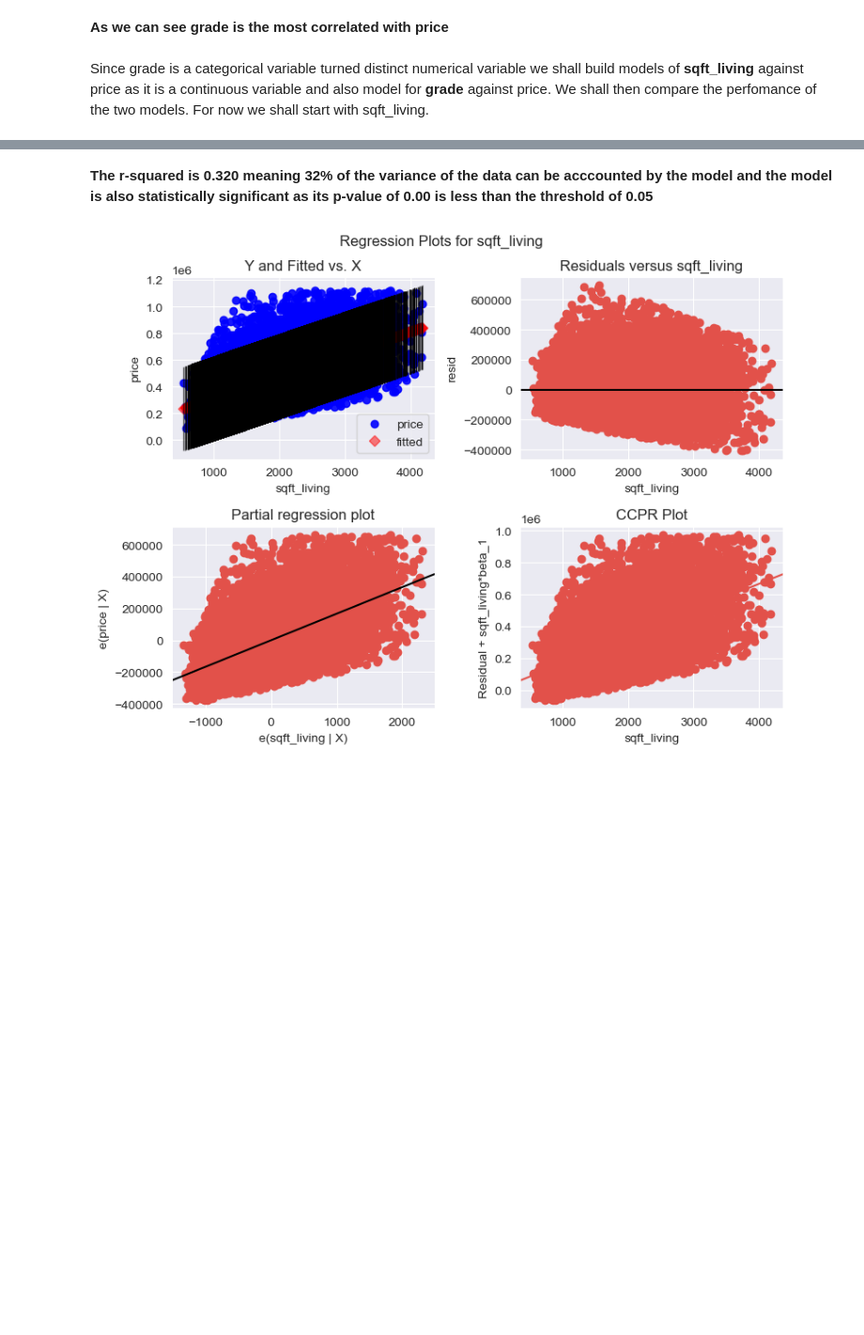
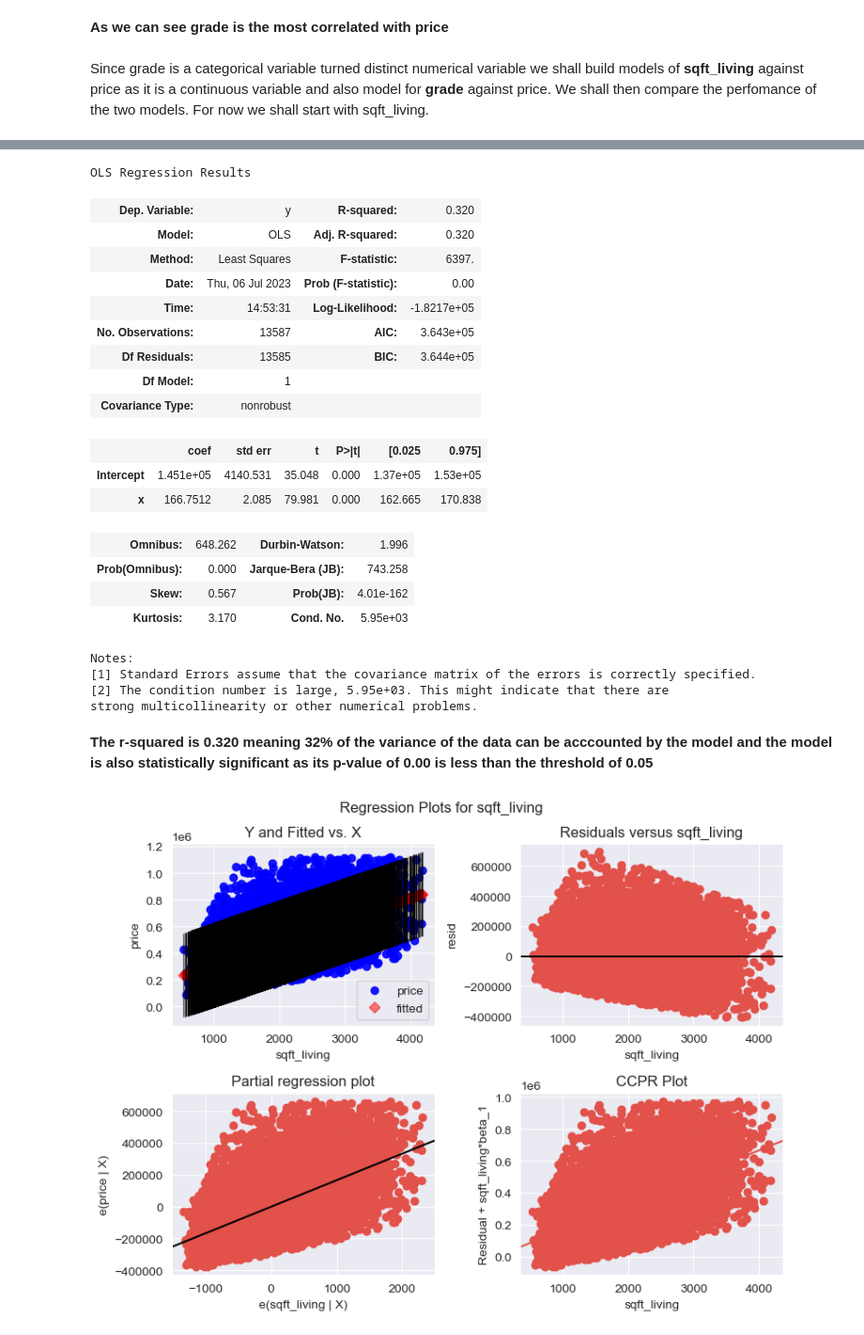
Before and after one commit to DennisWainaina/Megamax-Real-Estate-House-Project, a Jupyter notebook: index.ipynb, the cells around one changed output, grey strips where cells are left out. Shown at 94% size. Cells and saved outputs as stored; diff of their text form; code cells hidden in the pictures; blank space fills up the shorter version.

```diff
--- a/index.ipynb
+++ b/index.ipynb
@@ -1225,6 +1225,36 @@ Notes:
 [1] Standard Errors assume that the covariance matrix of the errors is correctly specified.
 [2] The condition number is large, 5.95e+03. This might indicate that there are
 strong multicollinearity or other numerical problems.
+# %%
+from statsmodels.formula.api import ols
+x = combined_df['sqft_living']
+formula = 'y ~ x'
+model = ols(formula, combined_df).fit()
+summary = model.summary()
+
+summary
+# %% [output]
+OLS Regression Results
+| Dep. Variable: | y | R-squared: | 0.320 |
+| Model: | OLS | Adj. R-squared: | 0.320 |
+| Method: | Least Squares | F-statistic: | 6397. |
+| Date: | Thu, 06 Jul 2023 | Prob (F-statistic): | 0.00 |
+| Time: | 14:53:31 | Log-Likelihood: | -1.8217e+05 |
+| No. Observations: | 13587 | AIC: | 3.643e+05 |
+| Df Residuals: | 13585 | BIC: | 3.644e+05 |
+| Df Model: | 1 |  |  |
+| Covariance Type: | nonrobust |  |  |
+|  | coef | std err | t | P>|t| | [0.025 | 0.975] |
+| Intercept | 1.451e+05 | 4140.531 | 35.048 | 0.000 | 1.37e+05 | 1.53e+05 |
+| x | 166.7512 | 2.085 | 79.981 | 0.000 | 162.665 | 170.838 |
+| Omnibus: | 648.262 | Durbin-Watson: | 1.996 |
+| Prob(Omnibus): | 0.000 | Jarque-Bera (JB): | 743.258 |
+| Skew: | 0.567 | Prob(JB): | 4.01e-162 |
+| Kurtosis: | 3.170 | Cond. No. | 5.95e+03 |
+Notes:
+[1] Standard Errors assume that the covariance matrix of the errors is correctly specified.
+[2] The condition number is large, 5.95e+03. This might indicate that there are
+strong multicollinearity or other numerical problems.
 # %% [markdown]
 **The r-squared is 0.320 meaning 32% of the variance of the data can be acccounted by the model and the model is also statistically significant as its p-value of 0.00 is less than the threshold of 0.05**
 # %%
```
Also changed, not shown: parts of 15 cells of this notebook.
